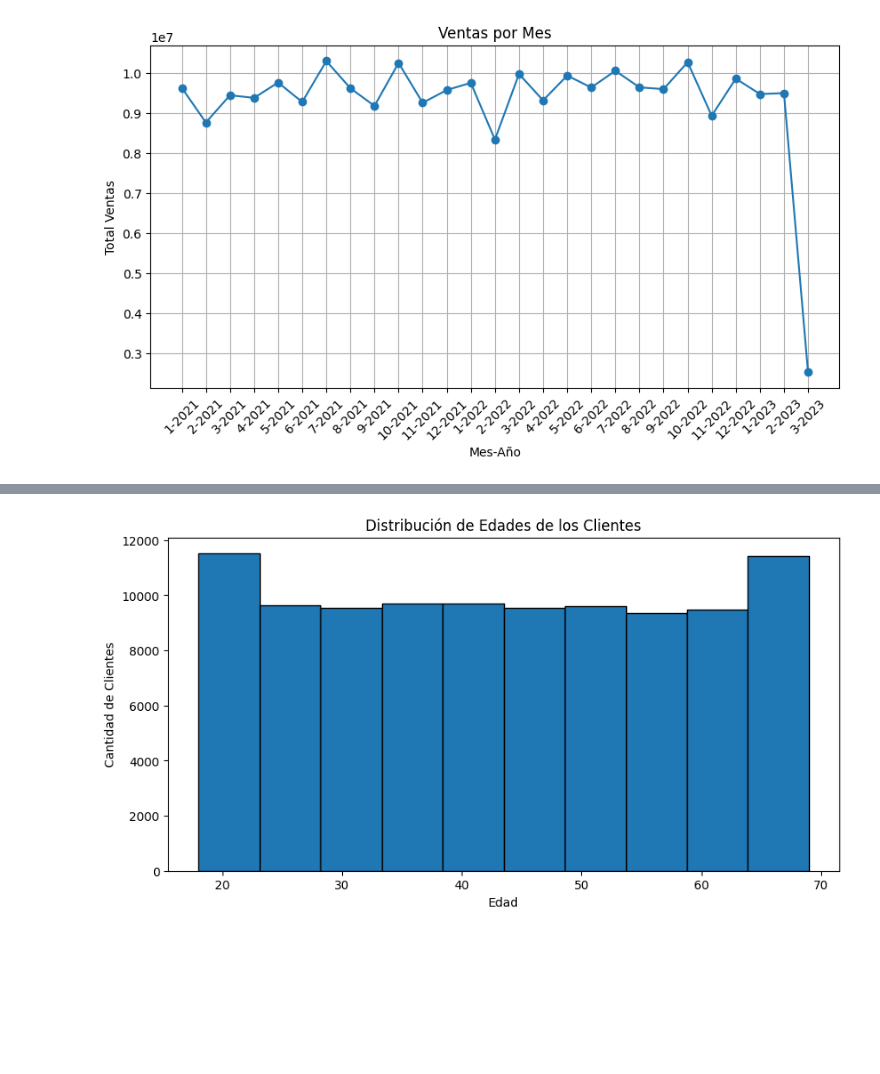
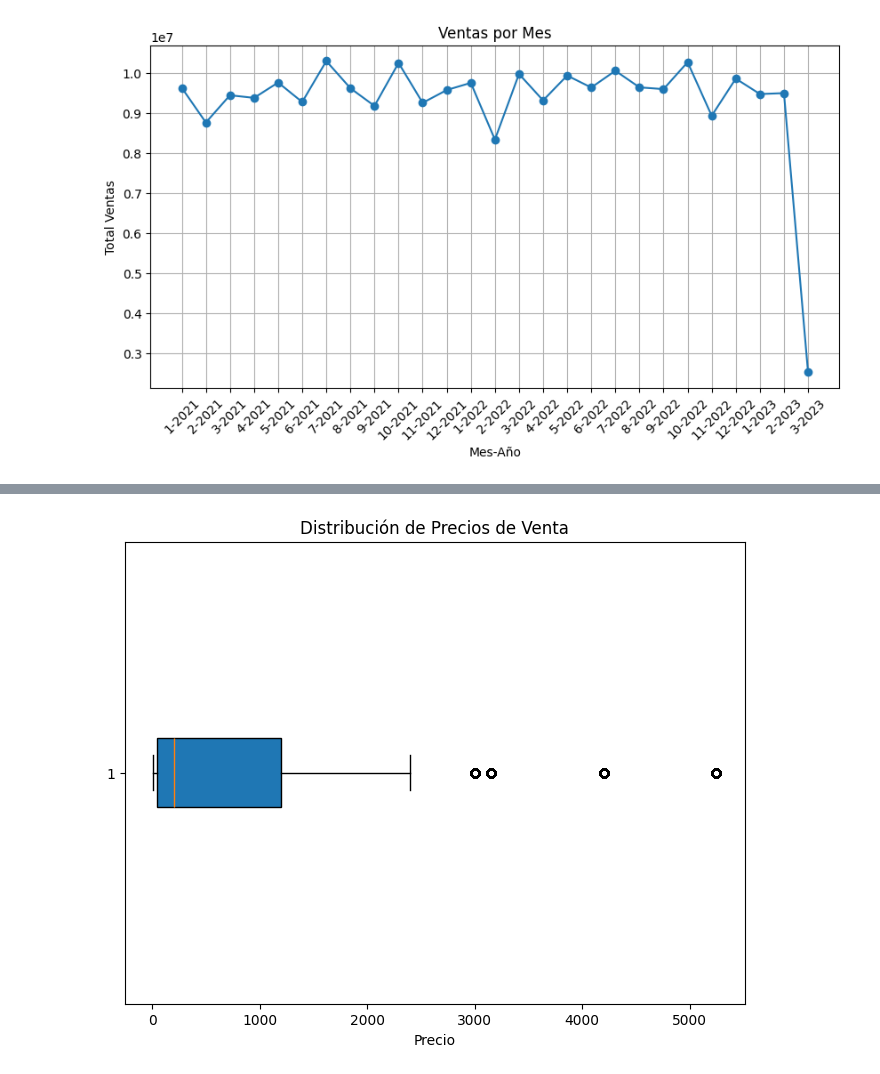
Before and after one commit to juanhcode/Customer-Shopping-Analytics, a Jupyter notebook: customerPandas.ipynb, the cells around one changed output, grey strips where cells are left out. Saved outputs shown, nothing was run; the diff lists cells and outputs as text; code cells hidden in the pictures; blank space fills up the shorter version.

```diff
--- a/customerPandas.ipynb
+++ b/customerPandas.ipynb
@@ -591,19 +592,18 @@ df_ventas_mes
 | 26 | 2023 | 3 | 2514146.79 |
 # %%
 import matplotlib.pyplot as plt
-import pandas as pd
-from sqlalchemy import create_engine
 
 DATABASE_URL = "postgresql://admin:admin123@localhost:5432/CustomerShopDB"
 engine = create_engine(DATABASE_URL)
 
-
+DATABASE_URL="postgresql://project1_cdd_db_owner:npg_52oPJzylMEbA@ep-silent-cell-a4z5hbun-pooler.us-east-1.aws.neon.tech/project1_cdd_db?sslmode=require"
+engine = create_engine(DATABASE_URL)
 
 # 1. Ventas por mes (línea)
 df_ventas_mes = pd.read_sql("""
-    SELECT d.month, d.year, SUM(s.total_price) AS total_ventas
-    FROM sales s
-    JOIN date d ON s.invoice_date = d.date_id
+    SELECT d.month, d.year, SUM(s.price * s.quantity) AS total_ventas
+    FROM public."factSales" s
+    JOIN public."dimInvoiceDate" d ON s.id_invoice_date = d.id_invoice_date
     GROUP BY d.year, d.month
     ORDER BY d.year, d.month
 """, engine)
@@ -655,14 +669,13 @@ plt.show()
 # %%
-# 4. Distribución de edades de los clientes (histograma)
-df_edades = pd.read_sql("""
-    SELECT age FROM customer
+# 4. Distribución de precios de venta (cajas y bigotes)
+df_precios = pd.read_sql("""
+    SELECT price FROM public."factSales"
 """, engine)
 
-plt.figure(figsize=(10,5))
-plt.hist(df_edades['age'], bins=10, edgecolor='black')
-plt.xlabel("Edad")
-plt.ylabel("Cantidad de Clientes")
-plt.title("Distribución de Edades de los Clientes")
+plt.figure(figsize=(8,6))
+plt.boxplot(df_precios['price'], vert=False, patch_artist=True)
+plt.xlabel("Precio")
+plt.title("Distribución de Precios de Venta")
 plt.show()
 # %% [output]
-[figure, old version]
+[figure, new version]
```
Also changed, not shown: parts of 8 cells of this notebook.
